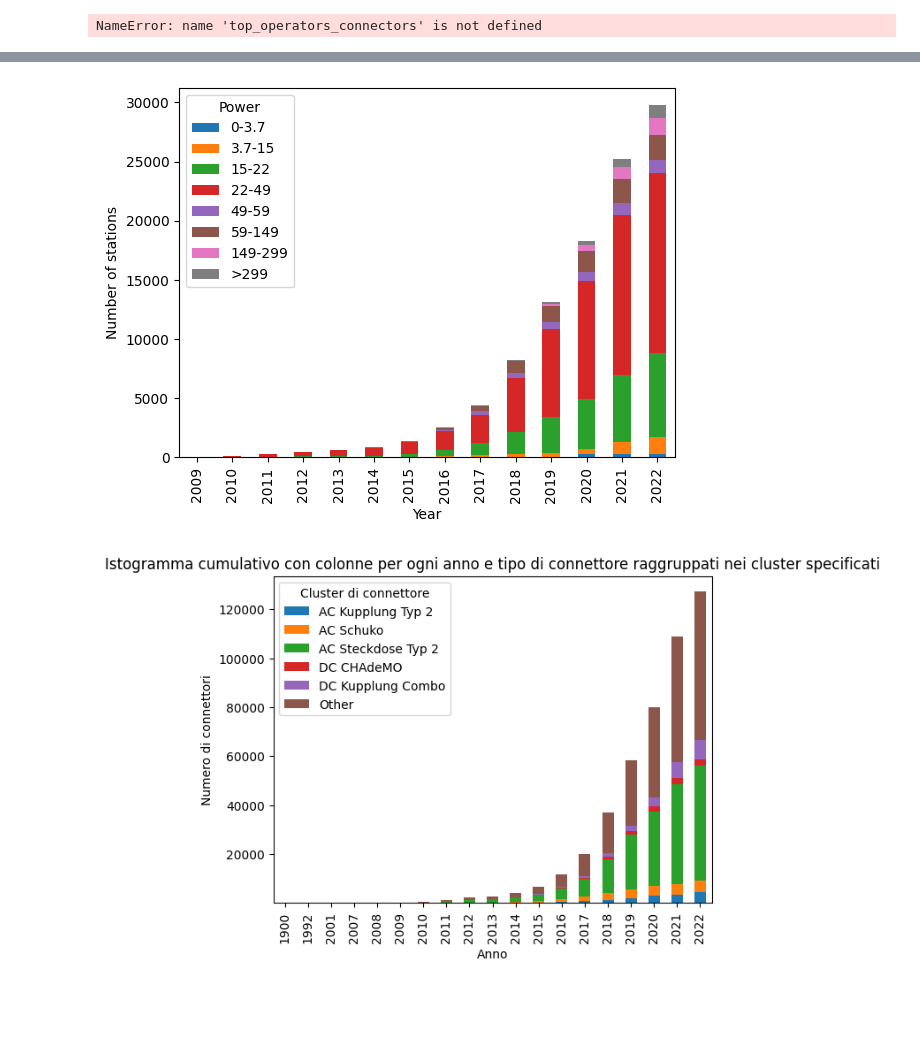
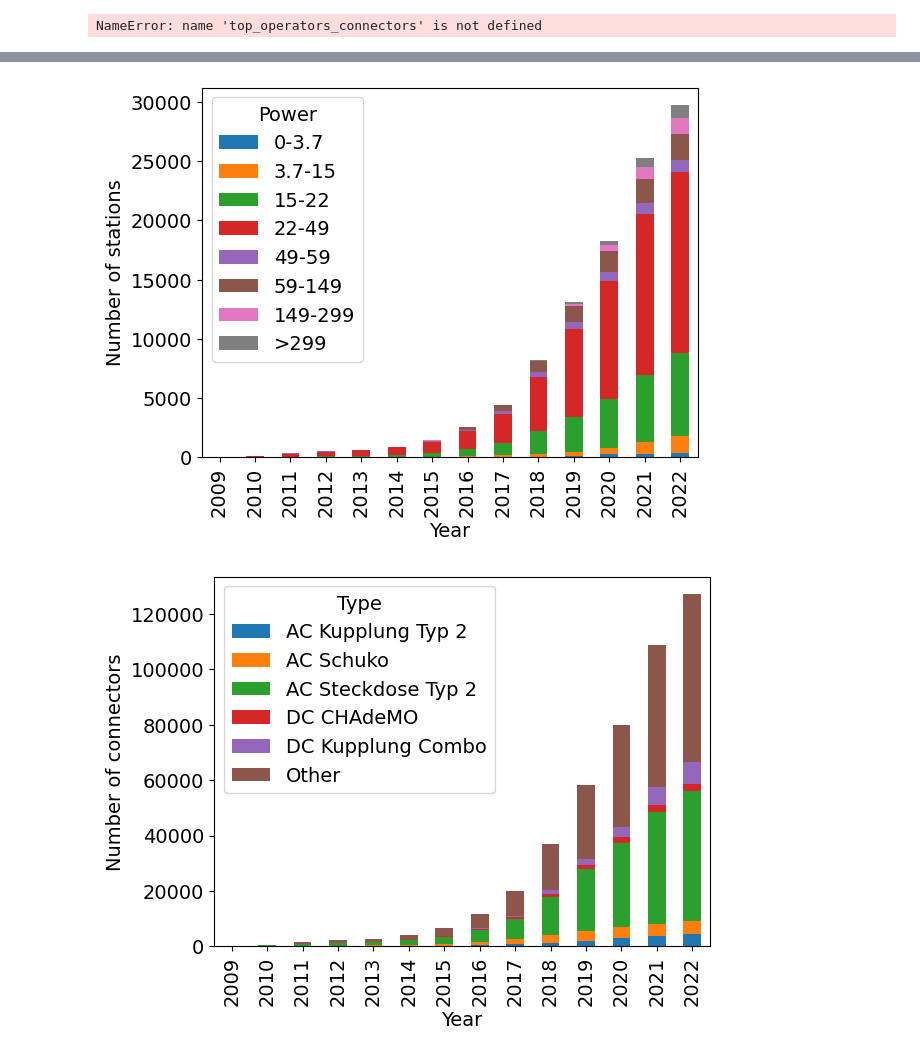
Before and after one commit to GiovanniFilomeno/DataAnalytics_Thesis, a Jupyter notebook: statistics.ipynb, the cells around one changed output, grey strips where cells are left out. Cells and saved outputs as stored; diff of their text form; code cells hidden in the pictures; blank space fills up the shorter version.

```diff
--- a/statistics.ipynb
+++ b/statistics.ipynb
@@ -121,6 +121,9 @@ hist_data_cumulative = hist_data.cumsum()
 
 # Aggiungi gli anni mancanti a partire dal 2009
 hist_data_cumulative = hist_data_cumulative.reindex(range(2009, hist_data_cumulative.index.max()+1)).fillna(method='ffill')
+
+# Modifica le dimensioni delle scritte globalmente
+plt.rcParams['font.size'] = 14
 
 # Crea l'istogramma
 fig, ax = plt.subplots(figsize=(20, 6))
@@ -150,6 +153,9 @@ total_charging_station_by_year_cumulative = total_charging_station_by_year.cumsu
 
 # Aggiungi gli anni mancanti a partire dal 2009
 total_charging_station_by_year_cumulative = total_charging_station_by_year_cumulative.reindex(range(2009, total_charging_station_by_year_cumulative.index.max()+1)).fillna(method='ffill')
+
+# Modifica le dimensioni delle scritte globalmente
+plt.rcParams['font.size'] = 14
 
 # Imposta la dimensione della figura
 plt.figure(figsize=(12, 6))
@@ -188,8 +194,12 @@ power_range_by_year_cumulative = power_range_by_year.cumsum()
 # Aggiungi gli anni mancanti a partire dal 2009
 power_range_by_year_cumulative = power_range_by_year_cumulative.reindex(range(2009, power_range_by_year_cumulative.index.max()+1)).fillna(method='ffill')
 
+# Modifica le dimensioni delle scritte globalmente
+plt.rcParams['font.size'] = 14
+
 # Crea l'istogramma
 ax = power_range_by_year_cumulative.plot(kind='bar', stacked=True)
+
 # plt.title("Istogramma con colonne per ogni anno e clustering di potenza (cumulative)")
 plt.xlabel("Year")
 plt.ylabel("Number of stations")
@@ -200,7 +210,7 @@ plt.savefig("statistics_graphs/point_seven.png", bbox_inches='tight')
 
 plt.show()
 # %% [output]
-[figure, old version]
+[figure, new version]
 # %%
 # Funzione per raggruppare i tipi di connettore
 def cluster_connector(connector):
@@ -224,38 +234,47 @@ def split_connector(connector):
     elif connector is not None and connector.strip() != '':
         return [connector.strip()]
     else:
         return []
 
 # Crea una lista vuota per contenere i dati elaborati
 data_processed = []
 
 # Itera attraverso ogni riga di dati e applica la funzione split_connector
 for index, row in data.iterrows():
     for column in connector_columns:
         connector_list = split_connector(row[column])
         for connector in connector_list:
             if connector is not None and connector != '':  # Aggiungi solo righe con connettori non vuoti
                 data_processed.append({'year': row['year'], 'connector_type': connector})
 
 # Crea un nuovo DataFrame con i dati elaborati
 data_processed_df = pd.DataFrame(data_processed)
 
 # Applica la funzione per raggruppare i tipi di connettore
 data_processed_df['connector_cluster'] = data_processed_df['connector_type'].apply(cluster_connector)
 
 # Calcola il conteggio cumulativo per ogni anno e cluster di connettore
 connector_cluster_by_year_hist = data_processed_df.groupby(['year', 'connector_cluster']).size().unstack().fillna(0).cumsum()
 
+# Filtra il DataFrame per includere solo gli anni dal 2009 in poi
+connector_cluster_by_year_hist = connector_cluster_by_year_hist[connector_cluster_by_year_hist.index >= 2009]
+
+# Modifica le dimensioni delle scritte globalmente
+plt.rcParams['font.size'] = 14
+
 # Crea l'istogramma
 ax = connector_cluster_by_year_hist.plot(kind='bar', stacked=True)
-plt.title("Istogramma cumulativo con colonne per ogni anno e tipo di connettore raggruppati nei cluster specificati")
-plt.xlabel("Anno")
-plt.ylabel("Numero di connettori")
-plt.legend(title="Cluster di connettore")
+
+# ax.set_xlim(left=2009)
+
+# plt.title("Istogramma cumulativo con colonne per ogni anno e tipo di connettore raggruppati nei cluster specificati")
+plt.xlabel("Year")
+plt.ylabel("Number of connectors")
+plt.legend(title="Type")
 
 plt.show()
 # %% [output]
-[figure, old version]
+[figure, new version]
 # %%
 # # Ottieni i valori unici presenti nella colonna "Other"
 # other_connectors = data_melted[data_melted['connector_cluster'] == 'Other']['connector_type'].unique()
```
Also changed, not shown: parts of 4 cells of this notebook, 10 other files.
